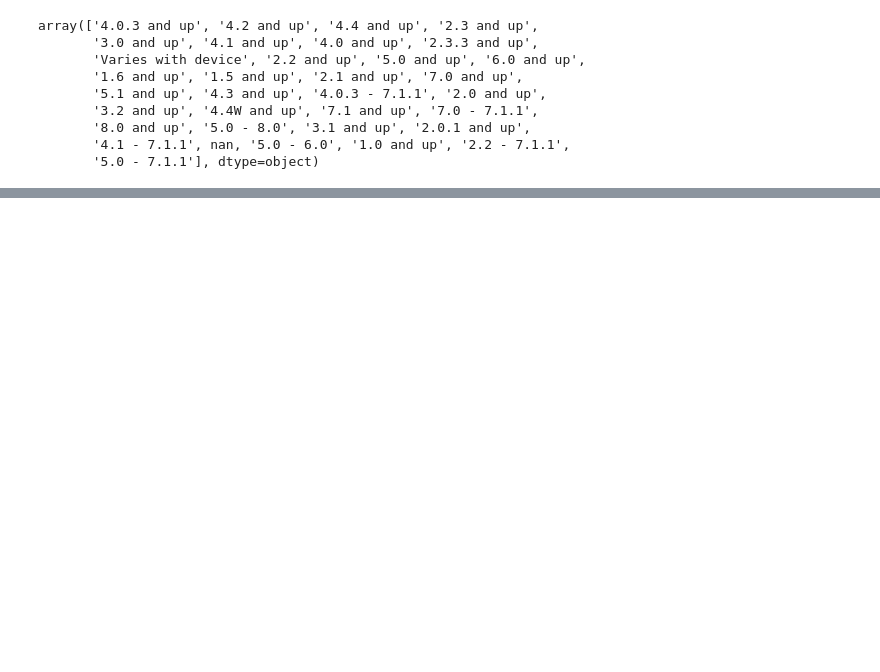
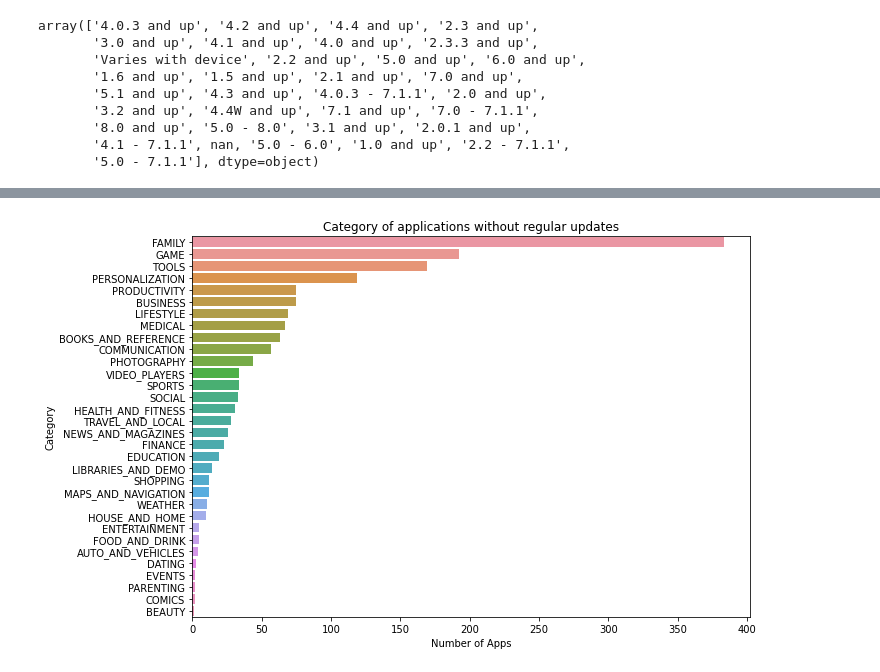
Before and after one commit to DhongariPavan/lay-Store-App-Review-Analysis, a Jupyter notebook: CH_DHONGARI_PAVAN_Play_Store_App_Review_Analysis_Capstone_Project.ipynb, the cells around one changed output, grey strips where cells are left out. Saved outputs shown, nothing was run; the diff lists cells and outputs as text; code cells hidden in the pictures; blank space fills up the shorter version.

```diff
--- a/CH_DHONGARI_PAVAN_Play_Store_App_Review_Analysis_Capstone_Project.ipynb
+++ b/CH_DHONGARI_PAVAN_Play_Store_App_Review_Analysis_Capstone_Project.ipynb
@@ -141,0 +214,11 @@ array(['4.0.3 and up', '4.2 and up', '4.4 and up', '2.3 and up',
+# %%
+# This plot shows what category of applications are not being updated regularly, Year taken is below 2016
+# app_df1.Category.value_counts().sort_values(ascending=False)
+plt.figure(figsize = (10,7))
+sns.countplot(y='Category',data=app_df1,order=app_df1.Category.value_counts().sort_values(ascending=False).index)
+plt.title('Category of applications without regular updates')
+plt.xlabel('Number of Apps')
+plt.ylabel('Category')
+plt.show()
+# %% [output]
+[figure, added]
```
Also changed, not shown: parts of 25 cells of this notebook.
